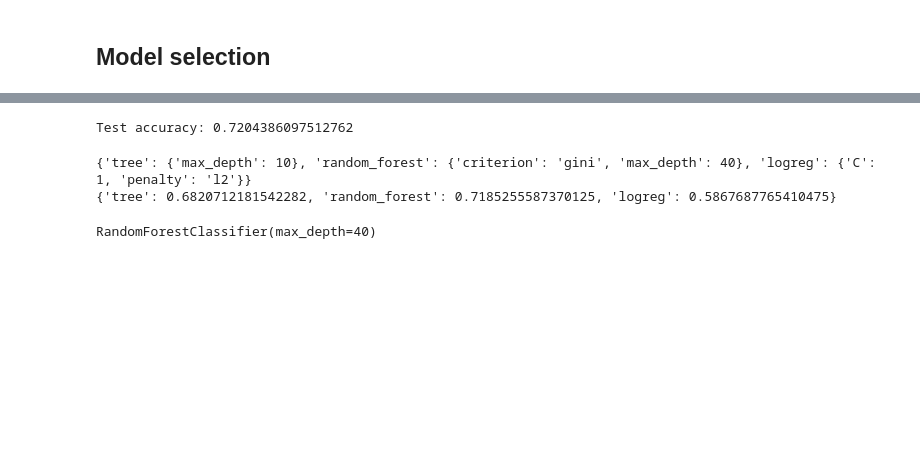
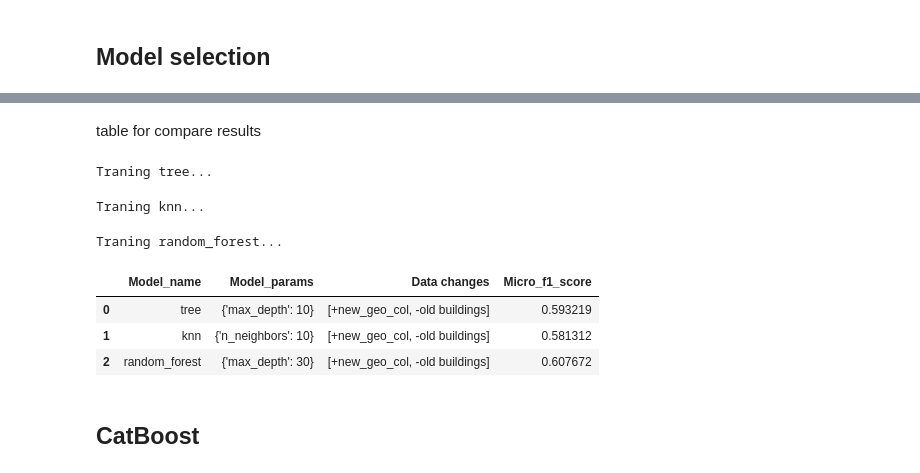
Before and after one commit to AlexeyBudarov/Richter-s-Predictor-Modeling-Earthquake-Damage, a Jupyter notebook: Driven_data.ipynb, the cells around one changed output, grey strips where cells are left out. Drawn from its saved outputs; the diff is of its cells as text; code cells hidden in the pictures; blank space fills up the shorter version.

```diff
--- a/Driven_data.ipynb
+++ b/Driven_data.ipynb
@@ -336,15 +369,19 @@ from sklearn.tree import DecisionTreeClassifier
 from sklearn.ensemble import RandomForestClassifier
 from sklearn.svm import SVC
 from sklearn.linear_model import LogisticRegression
+from sklearn.neighbors import KNeighborsClassifier
+
+cat_features = [feature for feature, type_ in zip(df.dtypes.index, df.dtypes) if type_ == 'object']
+numeric_features = [feature for feature, type_ in zip(df.dtypes.index, df.dtypes) if type_ == 'int64' and feature != 'damage_grade']
+binary_features = [feature for feature in numeric_features if 'has_' in feature]
+
 models = {
     'tree': DecisionTreeClassifier(),
+    'knn': KNeighborsClassifier(),
     'random_forest': RandomForestClassifier(),
     # 'SVM': SVC(),
     # 'logreg': LogisticRegression(),
 }
-
-
-
 # param_grids = {
 #     'tree': {'criterion': ['gini', 'entropy', 'log_loss'], 'max_depth': np.arange(10, 100, 30)},
 #     'random_forest': {'criterion': ['gini', 'entropy', 'log_loss'], 'max_depth': [40, 45], 'max_features': ['sqrt', 'log2']},
@@ -354,12 +391,8 @@ models = {
 
 param_grids = {
     'tree': {'max_depth': np.arange(10, 21, 10)},
-    'random_forest': {'max_depth': [30, 40], 'criterion': ['gini', 'entropy']},
-    # 'logreg': {'penalty': ['l1', 'l2', 'elasticnet'], 'C' : [0.1, 1, 10]},
+    'knn': {'n_neighbors': [5,10]},
+    'random_forest': {'max_depth': [30, 40]},
+    'logreg': {'penalty': ['l1', 'l2']},
 
 }
-preprocessing = Preprocessing(df, scaler = StandardScaler())
-X_train, X_test, y_train, y_test = preprocessing.get_final_data(cat_features, numeric_features)
-
-selector = ModelSelection(models, param_grids)
-best_models_params, best_models_score, models_cv_results = selector.find_best_models(X_train, y_train, train_results_flag = True)
@@ -395,15 +399,32 @@ RandomForestClassifier(max_depth=40)
-# %%
-selector.fit_best_model(X_train, y_train)
-
-accuracy = selector.evaluete(X_test, y_test)
-print(f"Test accuracy: {accuracy}")
-# %% [output]
-Test accuracy: 0.7204386097512762
-# %%
-print(best_models_params)
-print(best_models_score)
-selector.best_model
-# %% [output]
-{'tree': {'max_depth': 10}, 'random_forest': {'criterion': 'gini', 'max_depth': 40}, 'logreg': {'C': 1, 'penalty': 'l2'}}
-{'tree': 0.6820712181542282, 'random_forest': 0.7185255587370125, 'logreg': 0.5867687765410475}
-RandomForestClassifier(max_depth=40)
+# %% [markdown]
+table for compare results
+# %%
+def result_table(models_params, models_score, data_changes, add = False, old_table = None):
+    table_str = []
+    for model_name in models_score.keys():
+        table_str.append([model_name, models_params[model_name], data_changes, models_score[model_name]])
+    table = pd.DataFrame(table_str, columns = ['Model_name', 'Model_params','Data changes','Micro_f1_score'])
+    if not add:
+        return table
+    else:
+        return pd.concat([old_table, table])
+# %%
+preprocessing = Preprocessing(df, numeric_features, cat_features, scaler = StandardScaler()) # '+new_geo_col', '-old buildings'
+X_train, X_test, y_train, y_test = preprocessing.get_final_data()
+
+selector = ModelSelection(models, param_grids)
+best_models_params, best_models_score = selector.find_best_models(X_train, y_train, train_results_flag = True)
+res_table = result_table(best_models_params, best_models_score, ['-old buildings'])
+# %% [output]
+Traning tree...
+Traning knn...
+Traning random_forest...
+# %%
+res_table
+# %% [output]
+|  | Model_name | Model_params | Data changes | Micro_f1_score |
+| 0 | tree | {'max_depth': 10} | [+new_geo_col, -old buildings] | 0.593219 |
+| 1 | knn | {'n_neighbors': 10} | [+new_geo_col, -old buildings] | 0.581312 |
+| 2 | random_forest | {'max_depth': 30} | [+new_geo_col, -old buildings] | 0.607672 |
+# %% [markdown]
+## CatBoost
```
Also changed, not shown: parts of 40 cells of this notebook.
